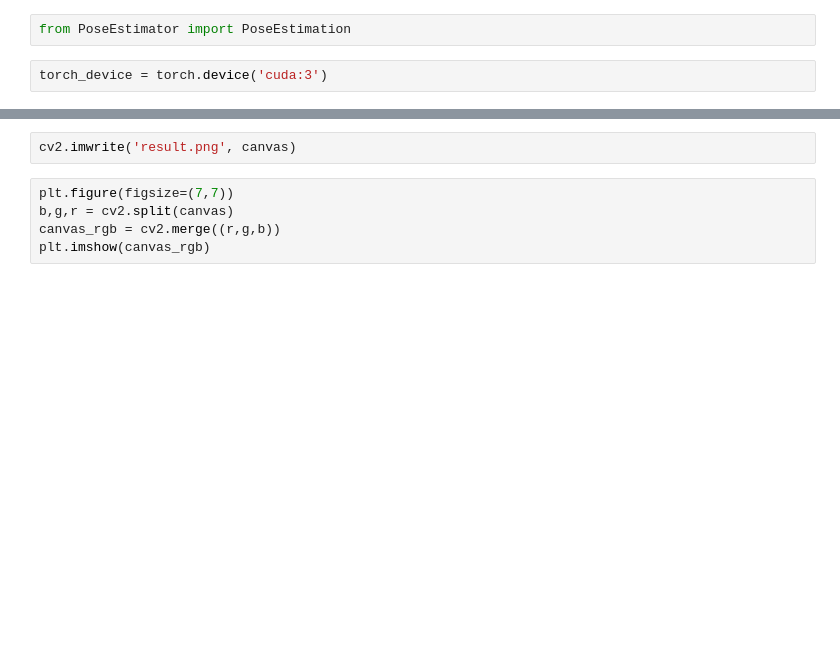
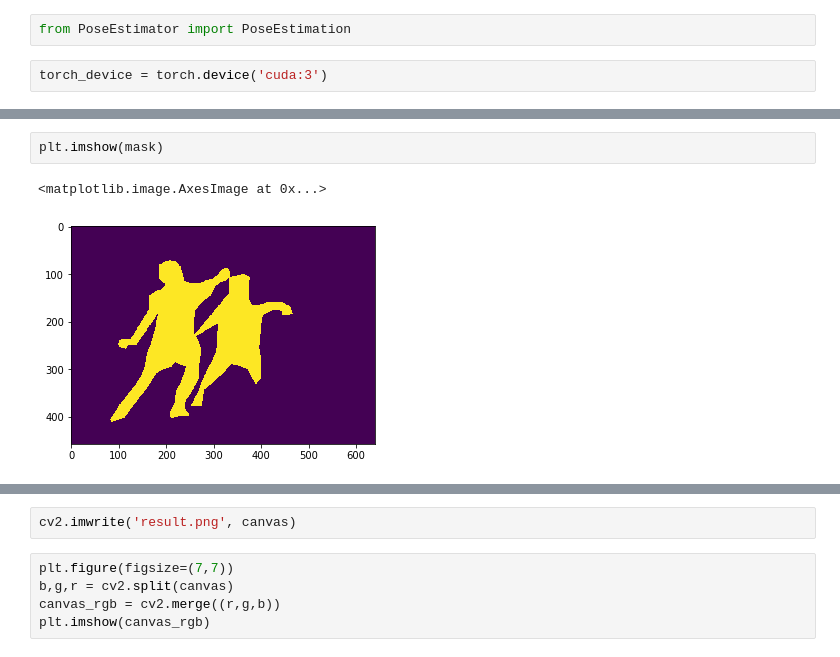
Before and after one commit to zhozheka/TS-project-2, a Jupyter notebook: mask_tranfer_learning/mask_transfer.ipynb, the cells around one changed output, grey strips where cells are left out. Saved outputs shown, nothing was run; the diff lists cells and outputs as text; blank space fills up the shorter version.

```diff
--- a/mask_tranfer_learning/mask_transfer.ipynb
+++ b/mask_tranfer_learning/mask_transfer.ipynb
@@ -107 +198,6 @@ pred.shape
+# %%
+plt.imshow(mask)
+# %% [output]
+<matplotlib.image.AxesImage at 0x...>
+[figure, added]
 # %%
```
Also changed, not shown: parts of 27 cells of this notebook.
